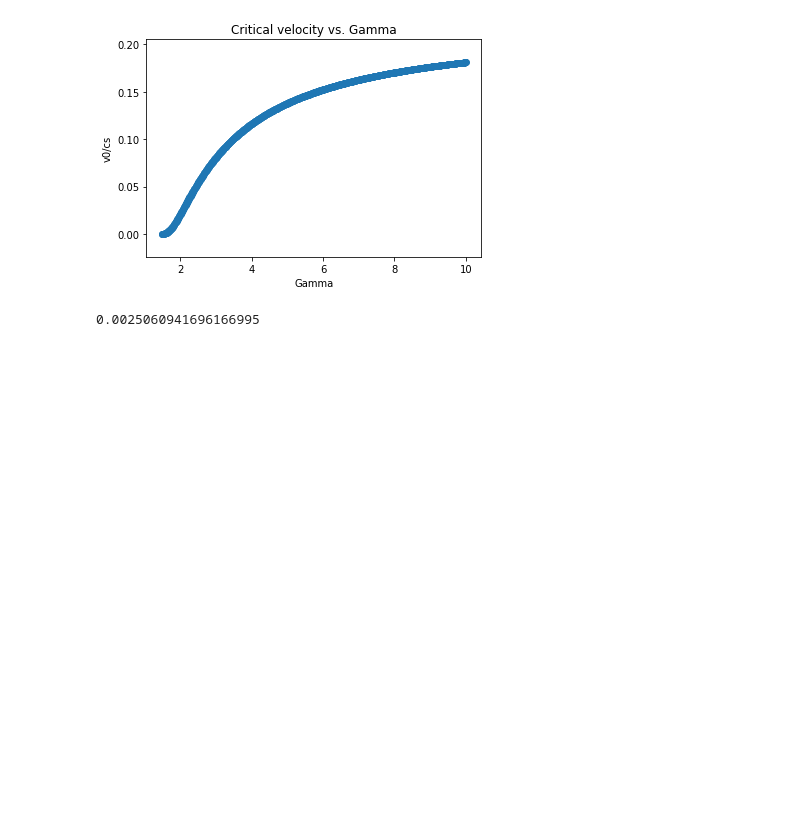
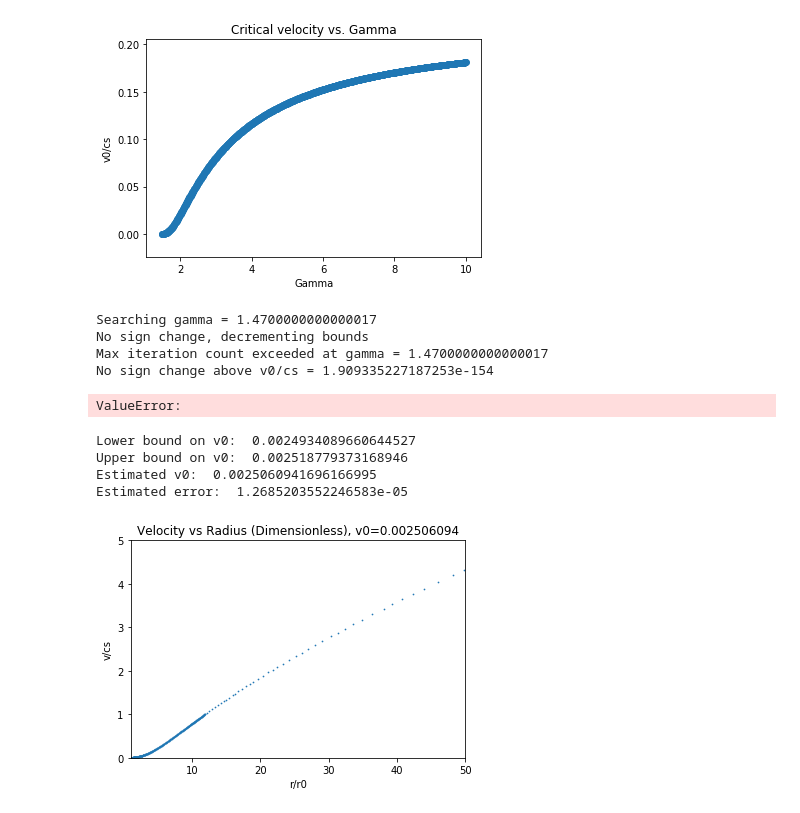
Before and after one commit to bnevs88/neutrino-winds, a Jupyter notebook: neutrino-winds/Adiabatic_wind_solver.ipynb, the cells around one changed output. Saved outputs shown, nothing was run; the diff lists cells and outputs as text; code cells hidden in the pictures; blank space fills up the shorter version.

```diff
--- a/neutrino-winds/Adiabatic_wind_solver.ipynb
+++ b/neutrino-winds/Adiabatic_wind_solver.ipynb
@@ -45,15 +59,23 @@ No sign change, decrementing bounds
 Max iteration count exceeded at gamma = 1.48000000000017
 No sign change above v0/cs = 1.925929944387236e-36
 [figure]
-# %%
-import sys
-s1=aws.solver(5/3,.1)
-s1.findV0(sys.float_info.min,.003,.0001,show=False)
-# %% [output]
-0.0025060941696166995
+# %%
+s.gammaSearch(a=.1,g0=1.485,dg=-.001,glim=1,lower=.01,upper=.9,itermax=100)
+# %% [output]
+Searching gamma = 1.4700000000000017
+No sign change, decrementing bounds
+Max iteration count exceeded at gamma = 1.4700000000000017
+No sign change above v0/cs = 1.909335227187253e-154
+ValueError:
 # %%
 s1.makePlot(0.002506094169616699,AV=True,xrange=50)
 # %%
-s2=aws.solver(1.675,.1)
+s2=aws.solver(5/3,.1)
 plt.figure(1)
-s2.makePlot(2.76218930e-03,AV=True)
+v0=s2.findV0(.001,.003,.0001)
+# %% [output]
+Lower bound on v0:  0.0024934089660644527
+Upper bound on v0:  0.002518779373168946
+Estimated v0:  0.0025060941696166995
+Estimated error:  1.2685203552246583e-05
+[figure, added]
```
Also changed, not shown: parts of 8 cells of this notebook, 5 other files.
